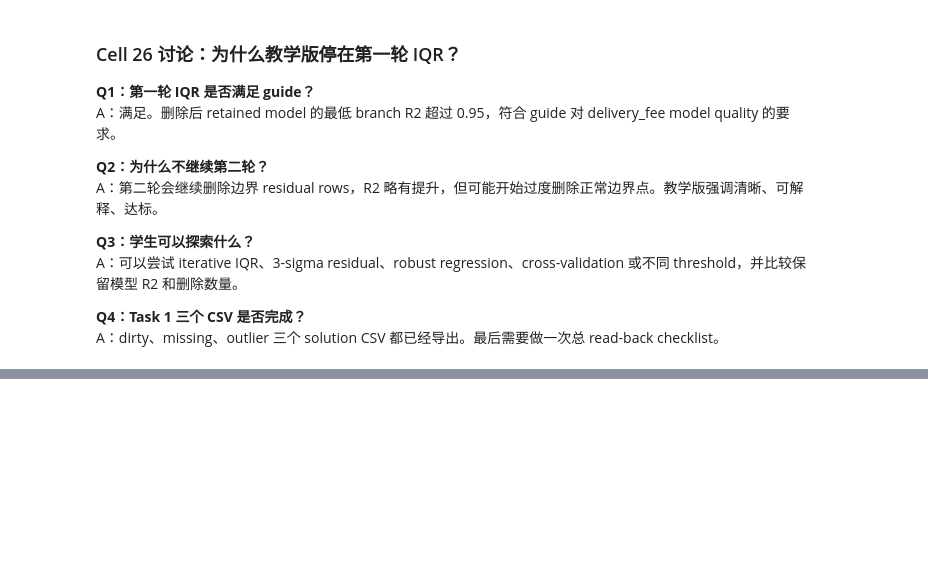
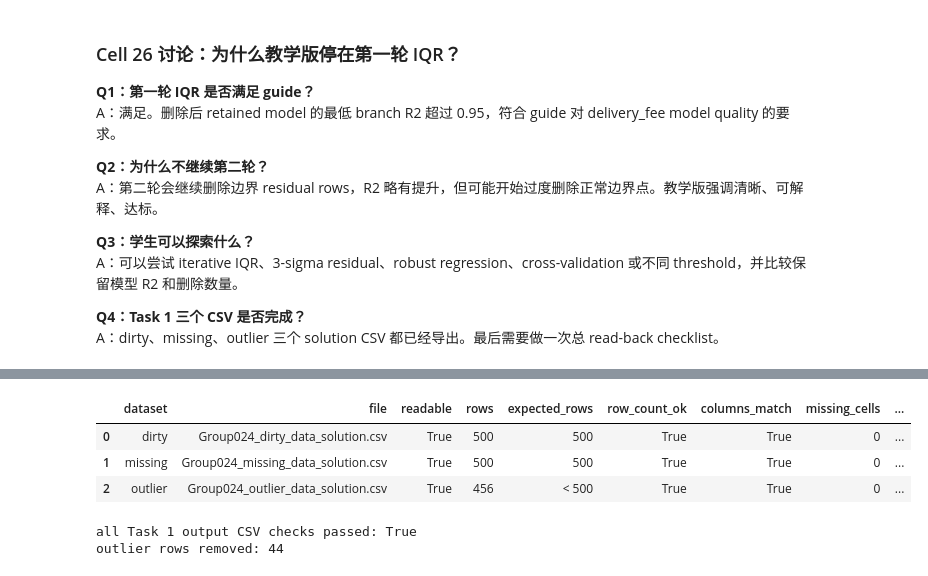
Before and after one commit to SonghaiFan/teaching-materials, a Jupyter notebook: courses/lincoin/materials/fit5196/ass2_2026/Group024_ass2_from_scratch_tutorial_CN.ipynb, the cells around one changed output, grey strips where cells are left out. Saved outputs shown, nothing was run; the diff lists cells and outputs as text; code cells hidden in the pictures; blank space fills up the shorter version.

```diff
--- a/courses/lincoin/materials/fit5196/ass2_2026/Group024_ass2_from_scratch_tutorial_CN.ipynb
+++ b/courses/lincoin/materials/fit5196/ass2_2026/Group024_ass2_from_scratch_tutorial_CN.ipynb
@@ -6738,0 +6750,56 @@ A：dirty、missing、outlier 三个 solution CSV 都已经导出。最后需要
+# %%
+task1_outputs = {
+    'dirty': {
+        'input': data['dirty'],
+        'path': ROOT / 'Group024_dirty_data_solution.csv',
+        'expected_rows': len(data['dirty']),
+    },
+    'missing': {
+        'input': data['missing'],
+        'path': ROOT / 'Group024_missing_data_solution.csv',
+        'expected_rows': len(data['missing']),
+    },
+    'outlier': {
+        'input': data['outlier'],
+        'path': ROOT / 'Group024_outlier_data_solution.csv',
+        'expected_rows': None,
+    },
+}
+
+readback_rows = []
+for name, config in task1_outputs.items():
+    output = pd.read_csv(config['path'])
+    input_df = config['input']
+    readback_rows.append({
+        'dataset': name,
+        'file': config['path'].name,
+        'readable': True,
+        'rows': len(output),
+        'expected_rows': config['expected_rows'] if config['expected_rows'] is not None else '< 500',
+        'row_count_ok': len(output) == config['expected_rows'] if config['expected_rows'] is not None else len(output) < len(input_df),
+        'columns_match': list(output.columns) == list(input_df.columns),
+        'missing_cells': int(output.isna().sum().sum()),
+        'extra_index_column': any(str(column).startswith('Unnamed') for column in output.columns),
+    })
+
+final_task1_checklist = pd.DataFrame(readback_rows)
+
+display(final_task1_checklist)
+
+all_task1_outputs_ok = (
+    final_task1_checklist['readable'].all() and
+    final_task1_checklist['row_count_ok'].all() and
+    final_task1_checklist['columns_match'].all() and
+    (final_task1_checklist['extra_index_column'] == False).all() and
+    (final_task1_checklist.loc[final_task1_checklist['dataset'] == 'missing', 'missing_cells'].iloc[0] == 0)
+)
+
+print('all Task 1 output CSV checks passed:', bool(all_task1_outputs_ok))
+print('outlier rows removed:', len(data['outlier']) - final_task1_checklist.loc[final_task1_checklist['dataset'] == 'outlier', 'rows'].iloc[0])
+# %% [output]
+|  | dataset | file | readable | rows | expected_rows | row_count_ok | columns_match | missing_cells | ... |
+| 0 | dirty | Group024_dirty_data_solution.csv | True | 500 | 500 | True | True | 0 | ... |
+| 1 | missing | Group024_missing_data_solution.csv | True | 500 | 500 | True | True | 0 | ... |
+| 2 | outlier | Group024_outlier_data_solution.csv | True | 456 | < 500 | True | True | 0 | ... |
+all Task 1 output CSV checks passed: True
+outlier rows removed: 44
```
Also changed, not shown: parts of 2 cells of this notebook, 10 other files.
